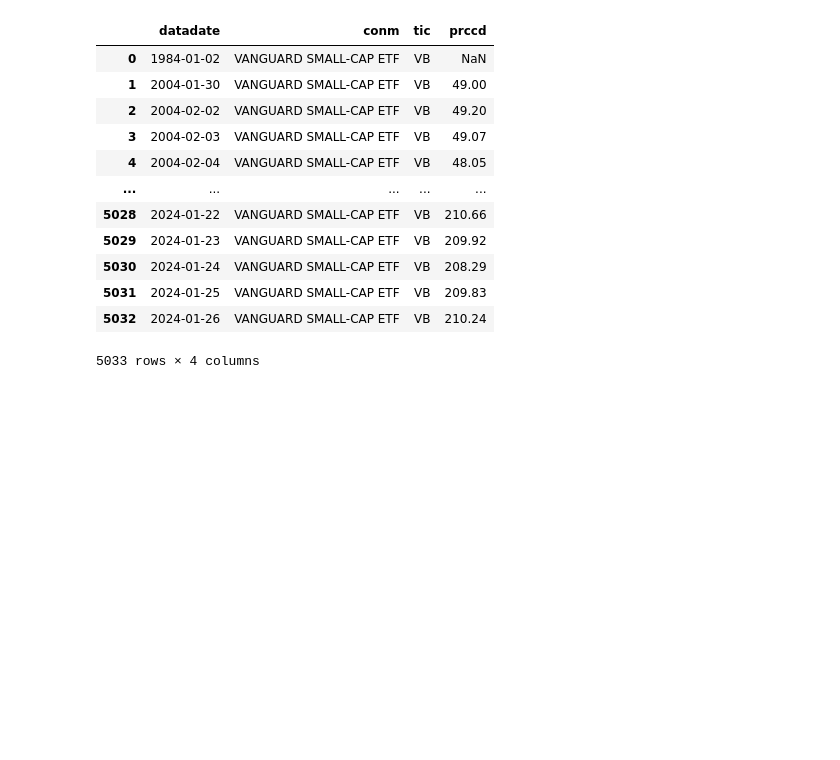
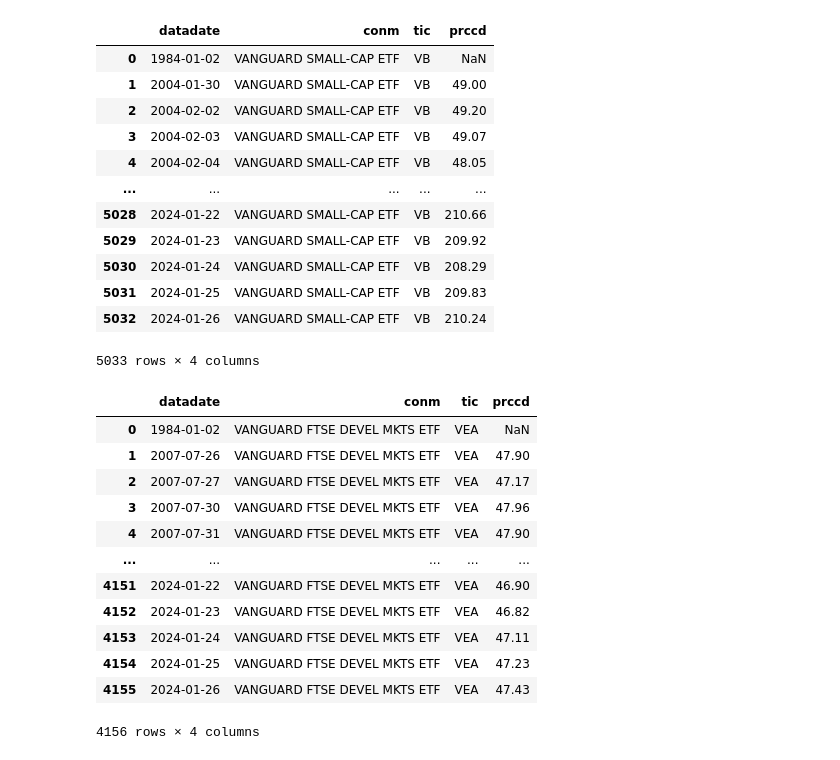
Before and after one commit to NUSFintechQuant/AY2324S1-Modern-Portfolio-Theory, a Jupyter notebook: data/wrds.ipynb, the cells around one changed output. Cells and saved outputs as stored; diff of their text form; code cells hidden in the pictures; blank space fills up the shorter version.

```diff
--- a/data/wrds.ipynb
+++ b/data/wrds.ipynb
@@ -274,10 +274,24 @@ us_small_cap.to_csv('./us_small_cap.csv')
 # %%
 # Gather data for Foreign Large Cap (VEA)
 foreign_large_cap = conn.raw_sql("""
     select datadate, conm, tic, prccd
     from comp_na_daily_all.secd
-    where tic = 'TLT'
+    where tic = 'VEA'
     """)
 foreign_large_cap
+# %% [output]
+|  | datadate | conm | tic | prccd |
+| 0 | 1984-01-02 | VANGUARD FTSE DEVEL MKTS ETF | VEA | NaN |
+| 1 | 2007-07-26 | VANGUARD FTSE DEVEL MKTS ETF | VEA | 47.90 |
+| 2 | 2007-07-27 | VANGUARD FTSE DEVEL MKTS ETF | VEA | 47.17 |
+| 3 | 2007-07-30 | VANGUARD FTSE DEVEL MKTS ETF | VEA | 47.96 |
+| 4 | 2007-07-31 | VANGUARD FTSE DEVEL MKTS ETF | VEA | 47.90 |
+| ... | ... | ... | ... | ... |
+| 4151 | 2024-01-22 | VANGUARD FTSE DEVEL MKTS ETF | VEA | 46.90 |
+| 4152 | 2024-01-23 | VANGUARD FTSE DEVEL MKTS ETF | VEA | 46.82 |
+| 4153 | 2024-01-24 | VANGUARD FTSE DEVEL MKTS ETF | VEA | 47.11 |
+| 4154 | 2024-01-25 | VANGUARD FTSE DEVEL MKTS ETF | VEA | 47.23 |
+| 4155 | 2024-01-26 | VANGUARD FTSE DEVEL MKTS ETF | VEA | 47.43 |
+4156 rows × 4 columns
 # %%
 foreign_large_cap.to_csv('./foreign_large_cap.csv')
```
